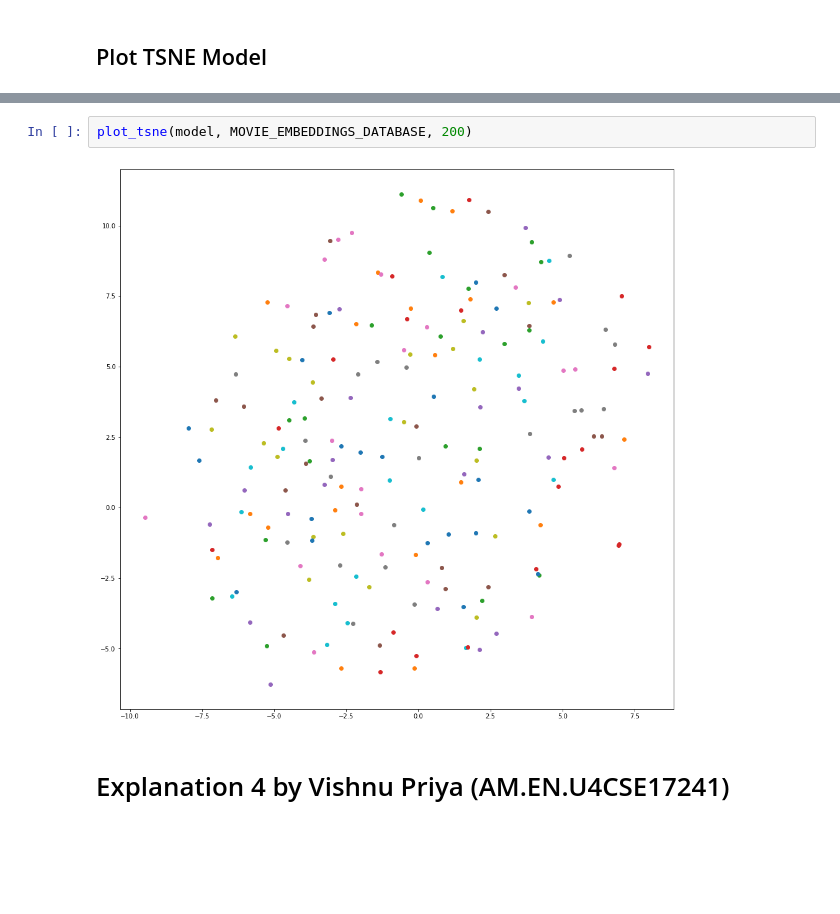
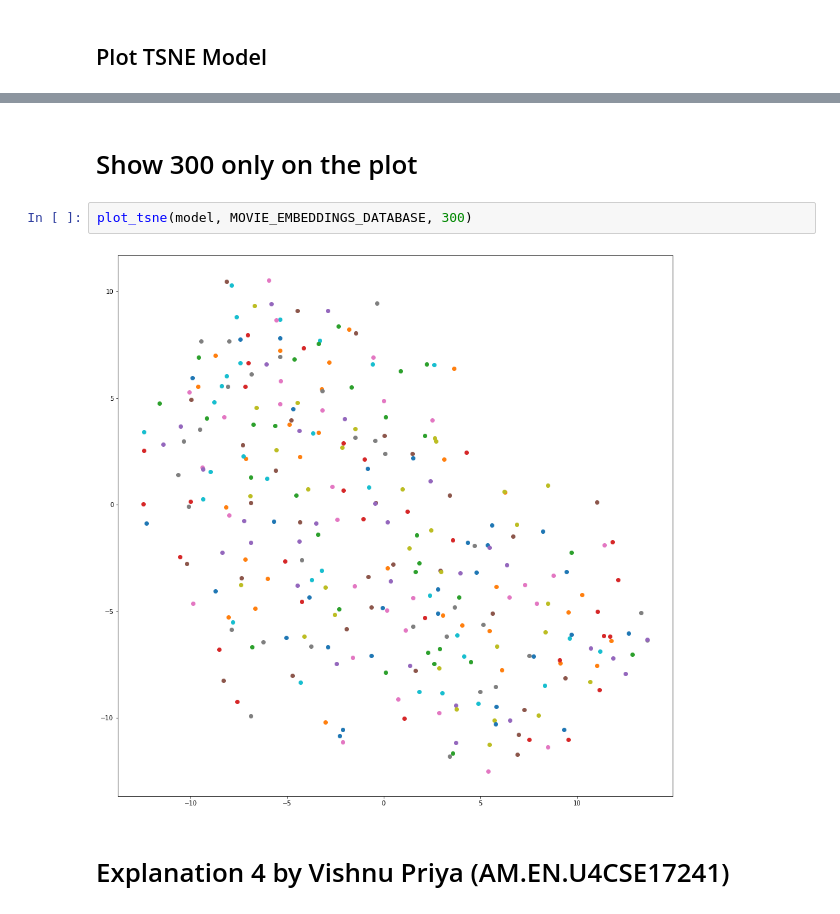
Before and after one commit to CodeManJay/Movielens-Embedding-Recommendation-System, a Jupyter notebook: Recommender_System_Final.ipynb, the cells around one changed output, grey strips where cells are left out. Cells and saved outputs as stored; diff of their text form; blank space fills up the shorter version.

```diff
--- a/Recommender_System_Final.ipynb
+++ b/Recommender_System_Final.ipynb
@@ -357,7 +356,9 @@ plot_tsne(model, MOVIE_EMBEDDINGS_DATABASE)
+# %% [markdown]
+# Show 300 only on the plot
 # %%
-plot_tsne(model, MOVIE_EMBEDDINGS_DATABASE, 200)
+plot_tsne(model, MOVIE_EMBEDDINGS_DATABASE, 300)
 # %% [output]
-[figure, old version]
+[figure, new version]
 # %% [markdown]
 # Explanation 4 by Vishnu Priya (AM.EN.U4CSE17241)
 # %% [markdown]
```
Also changed, not shown: parts of 10 cells of this notebook.
